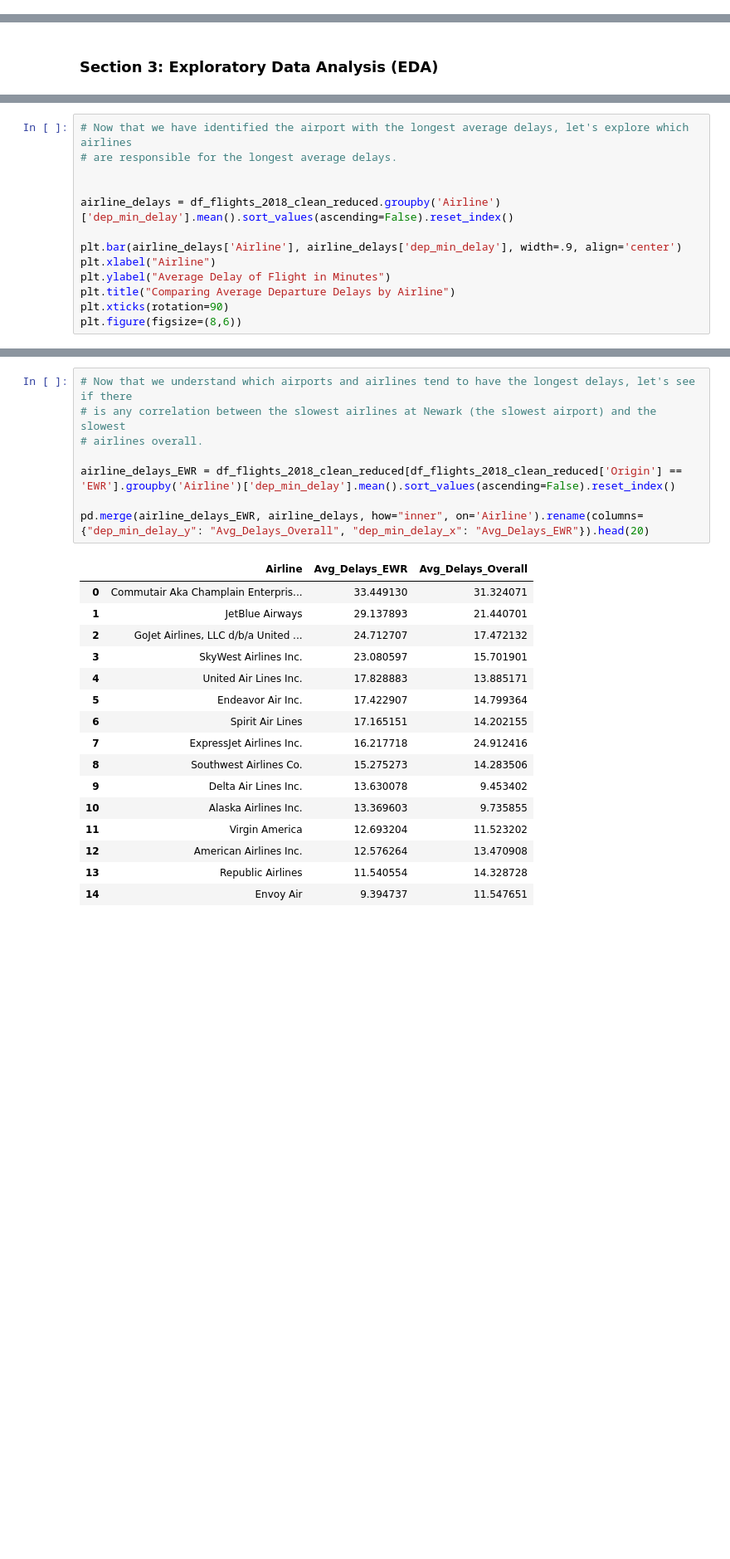
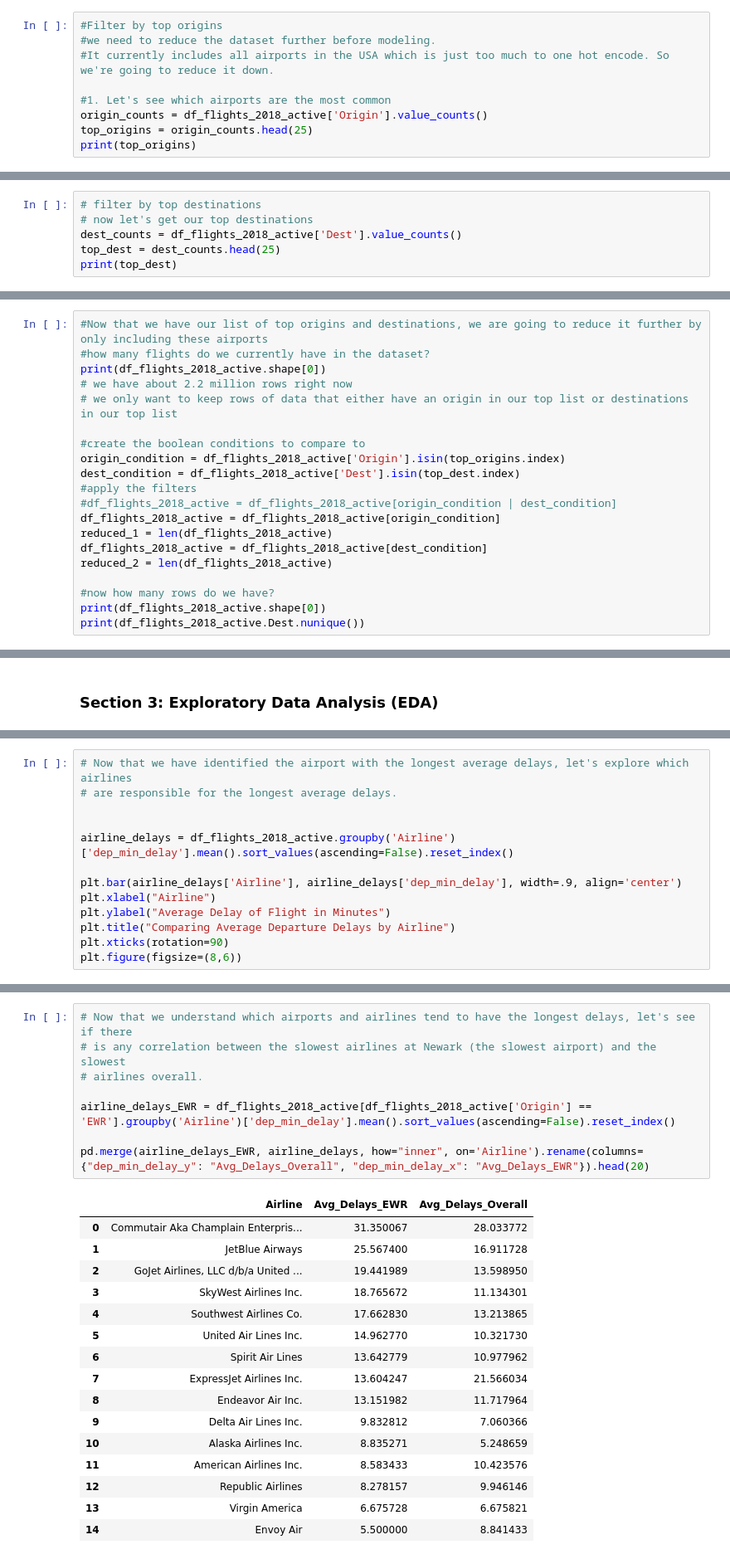
Before and after one commit to parkerho/545Project, a Jupyter notebook: project-notebook.ipynb, the cells around one changed output, grey strips where cells are left out. Shown at 83% size. Drawn from its saved outputs; the diff is of its cells as text; blank space fills up the shorter version.

```diff
--- a/project-notebook.ipynb
+++ b/project-notebook.ipynb
@@ -246,0 +352,9 @@ Wow, it actually looks like the lists are exactly the same, even their order!
+# %%
+#Filter by top origins
+#we need to reduce the dataset further before modeling.
+#It currently includes all airports in the USA which is just too much to one hot encode. So we're going to reduce it down.
+
+#1. Let's see which airports are the most common
+origin_counts = df_flights_2018_active['Origin'].value_counts()
+top_origins = origin_counts.head(25)
+print(top_origins)
@@ -246,0 +379,6 @@ Wow, it actually looks like the lists are exactly the same, even their order!
+# %%
+# filter by top destinations
+# now let's get our top destinations
+dest_counts = df_flights_2018_active['Dest'].value_counts()
+top_dest = dest_counts.head(25)
+print(top_dest)
@@ -246,0 +403,20 @@ Wow, it actually looks like the lists are exactly the same, even their order!
+# %%
+#Now that we have our list of top origins and destinations, we are going to reduce it further by only including these airports
+#how many flights do we currently have in the dataset?
+print(df_flights_2018_active.shape[0])
+# we have about 2.2 million rows right now
+# we only want to keep rows of data that either have an origin in our top list or destinations in our top list
+
+#create the boolean conditions to compare to
+origin_condition = df_flights_2018_active['Origin'].isin(top_origins.index)
+dest_condition = df_flights_2018_active['Dest'].isin(top_dest.index)
+#apply the filters
+#df_flights_2018_active = df_flights_2018_active[origin_condition | dest_condition]
+df_flights_2018_active = df_flights_2018_active[origin_condition]
+reduced_1 = len(df_flights_2018_active)
+df_flights_2018_active = df_flights_2018_active[dest_condition]
+reduced_2 = len(df_flights_2018_active)
+
+#now how many rows do we have?
+print(df_flights_2018_active.shape[0])
+print(df_flights_2018_active.Dest.nunique())
@@ -347,7 +584,7 @@ Looking at our graph above, we can see that Newark (EWR) ranks the worst with re
 # are responsible for the longest average delays.
 
 
-airline_delays = df_flights_2018_clean_reduced.groupby('Airline')['dep_min_delay'].mean().sort_values(ascending=False).reset_index()
+airline_delays = df_flights_2018_active.groupby('Airline')['dep_min_delay'].mean().sort_values(ascending=False).reset_index()
 
 plt.bar(airline_delays['Airline'], airline_delays['dep_min_delay'], width=.9, align='center')
 plt.xlabel("Airline")
@@ -364,26 +599,26 @@ Wow! The average delay of Trans States Airlines is nearly 3x that of Delta Air L
 # %%
 # Now that we understand which airports and airlines tend to have the longest delays, let's see if there
 # is any correlation between the slowest airlines at Newark (the slowest airport) and the slowest
 # airlines overall.
 
-airline_delays_EWR = df_flights_2018_clean_reduced[df_flights_2018_clean_reduced['Origin'] == 'EWR'].groupby('Airline')['dep_min_delay'].mean().sort_values(ascending=False).reset_index()
+airline_delays_EWR = df_flights_2018_active[df_flights_2018_active['Origin'] == 'EWR'].groupby('Airline')['dep_min_delay'].mean().sort_values(ascending=False).reset_index()
 
 pd.merge(airline_delays_EWR, airline_delays, how="inner", on='Airline').rename(columns={"dep_min_delay_y": "Avg_Delays_Overall", "dep_min_delay_x": "Avg_Delays_EWR"}).head(20)
 # %% [output]
 |  | Airline | Avg_Delays_EWR | Avg_Delays_Overall |
-| 0 | Commutair Aka Champlain Enterpris... | 33.449130 | 31.324071 |
-| 1 | JetBlue Airways | 29.137893 | 21.440701 |
-| 2 | GoJet Airlines, LLC d/b/a United ... | 24.712707 | 17.472132 |
-| 3 | SkyWest Airlines Inc. | 23.080597 | 15.701901 |
-| 4 | United Air Lines Inc. | 17.828883 | 13.885171 |
-| 5 | Endeavor Air Inc. | 17.422907 | 14.799364 |
-| 6 | Spirit Air Lines | 17.165151 | 14.202155 |
-| 7 | ExpressJet Airlines Inc. | 16.217718 | 24.912416 |
-| 8 | Southwest Airlines Co. | 15.275273 | 14.283506 |
-| 9 | Delta Air Lines Inc. | 13.630078 | 9.453402 |
-| 10 | Alaska Airlines Inc. | 13.369603 | 9.735855 |
-| 11 | Virgin America | 12.693204 | 11.523202 |
-| 12 | American Airlines Inc. | 12.576264 | 13.470908 |
-| 13 | Republic Airlines | 11.540554 | 14.328728 |
-| 14 | Envoy Air | 9.394737 | 11.547651 |
+| 0 | Commutair Aka Champlain Enterpris... | 31.350067 | 28.033772 |
+| 1 | JetBlue Airways | 25.567400 | 16.911728 |
+| 2 | GoJet Airlines, LLC d/b/a United ... | 19.441989 | 13.598950 |
+| 3 | SkyWest Airlines Inc. | 18.765672 | 11.134301 |
+| 4 | Southwest Airlines Co. | 17.662830 | 13.213865 |
+| 5 | United Air Lines Inc. | 14.962770 | 10.321730 |
+| 6 | Spirit Air Lines | 13.642779 | 10.977962 |
+| 7 | ExpressJet Airlines Inc. | 13.604247 | 21.566034 |
+| 8 | Endeavor Air Inc. | 13.151982 | 11.717964 |
+| 9 | Delta Air Lines Inc. | 9.832812 | 7.060366 |
+| 10 | Alaska Airlines Inc. | 8.835271 | 5.248659 |
+| 11 | American Airlines Inc. | 8.583433 | 10.423576 |
+| 12 | Republic Airlines | 8.278157 | 9.946146 |
+| 13 | Virgin America | 6.675728 | 6.675821 |
+| 14 | Envoy Air | 5.500000 | 8.841433 |
 # %% [markdown]
```
Also changed, not shown: parts of 86 cells of this notebook.
